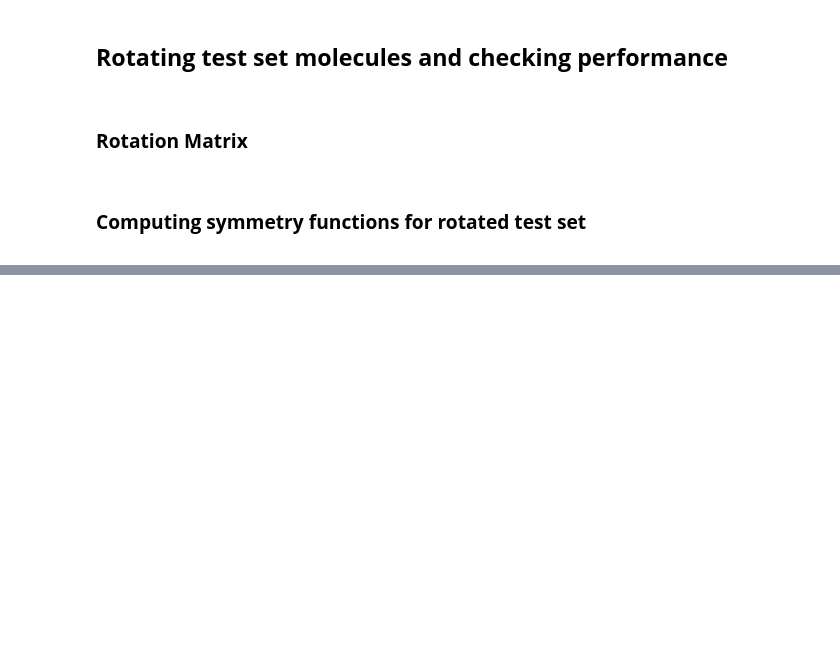
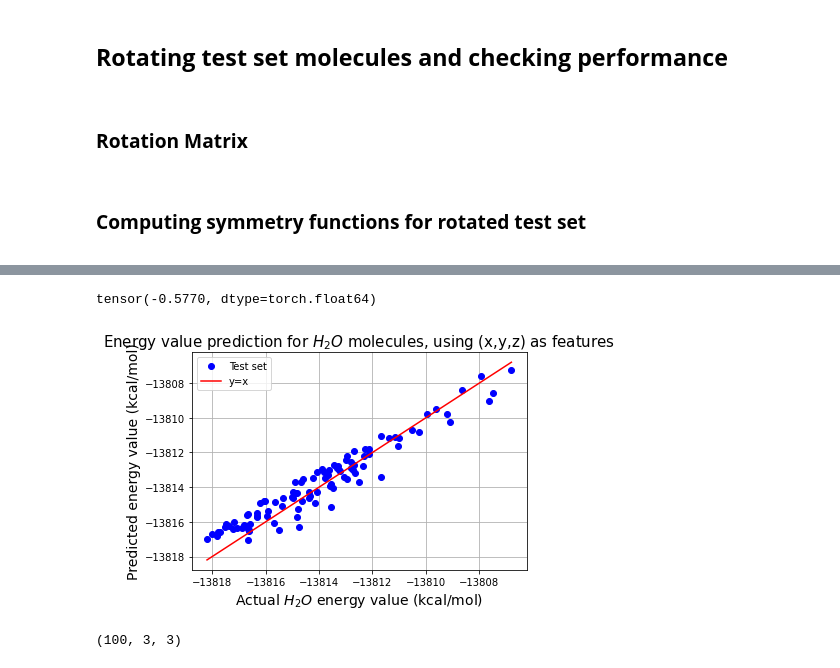
Before and after one commit to KKaroni/Symmetry-in-Machine-learned-Molecular-Force-Fields, a Jupyter notebook: BPNN.ipynb, the cells around one changed output, grey strips where cells are left out. Drawn from its saved outputs; the diff is of its cells as text; code cells hidden in the pictures; blank space fills up the shorter version.

```diff
--- a/BPNN.ipynb
+++ b/BPNN.ipynb
@@ -904,0 +1044,40 @@ plt.show()
+# %%
+prediction_xyz = np.zeros(100)
+for i in range(100):
+    x1,x2,x3 = test_set_xyz[i]
+    prediction_xyz[i] = net_xyz(x1, x2, x3)#[0]
+# %%
+prediction_xyz = torch.tensor(prediction_xyz)
+
+x = np.linspace(min(test_labels*var_lab+mean_lab), max(test_labels*var_lab+mean_lab))
+print(min(torch.cat((test_labels,prediction_xyz),0)))
+y = x
+plt.plot(test_labels*var_lab+mean_lab,prediction_xyz*var_lab+mean_lab, 'o', color='blue', label = 'Test set')
+plt.plot(x,y, color='red',label = 'y=x')
+plt.grid()
+#plt.xlim([min(torch.cat((test_labels,prediction),0)), max(torch.cat((test_labels,prediction),0))])
+#plt.ylim([min(torch.cat((test_labels,prediction),0)), max(torch.cat((test_labels,prediction)))])
+#plt.ylim([-13822,-13800])
+#plt.ticklabel_format(axis="y", style="plain")
+plt.ticklabel_format(useOffset=False, style='plain')
+#plt.tick_params(axis='both',labelsize=14)
+plt.xlabel('Actual $H_2O$ energy value (kcal/mol)',fontsize=14)
+plt.ylabel('Predicted energy value (kcal/mol)',fontsize=14)
+plt.title('Energy value prediction for $H_2O$ molecules, using (x,y,z) as features',fontsize=15)
+plt.legend()
+plt.savefig('xyz_predicted_energies_H2O',bbox_inches='tight')
+plt.show()
+# %% [output]
+tensor(-0.5770, dtype=torch.float64)
+[figure, added]
+# %%
+rotated_test_set_xyz= np.zeros((np.shape(test_set_xyz)))
+for i in range(100):
+    coord = test_set_xyz[N*i:N*(i+1),:]
+    coord = np.transpose(coord)
+    A = random_rotation_matrix()
+    rotated_test_set_xyz[N*i:N*(i+1),:] = np.transpose(rotate_data(A,coord))
+print(np.shape(rotated_test_set_xyz))
+rotated_test_set_xyz = torch.FloatTensor(rotated_test_set_xyz)
+# %% [output]
+(100, 3, 3)
```
Also changed, not shown: parts of 20 cells of this notebook.
